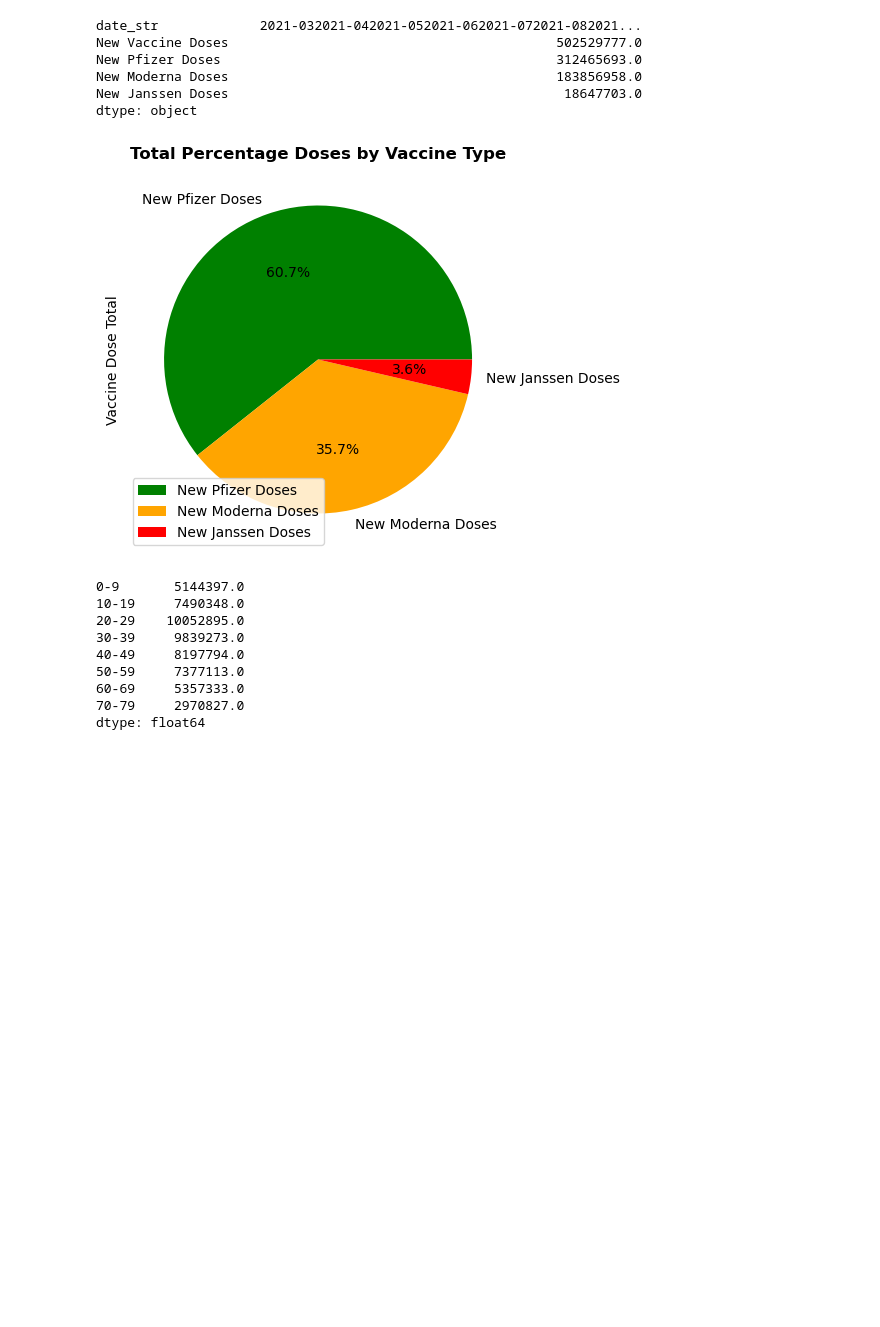
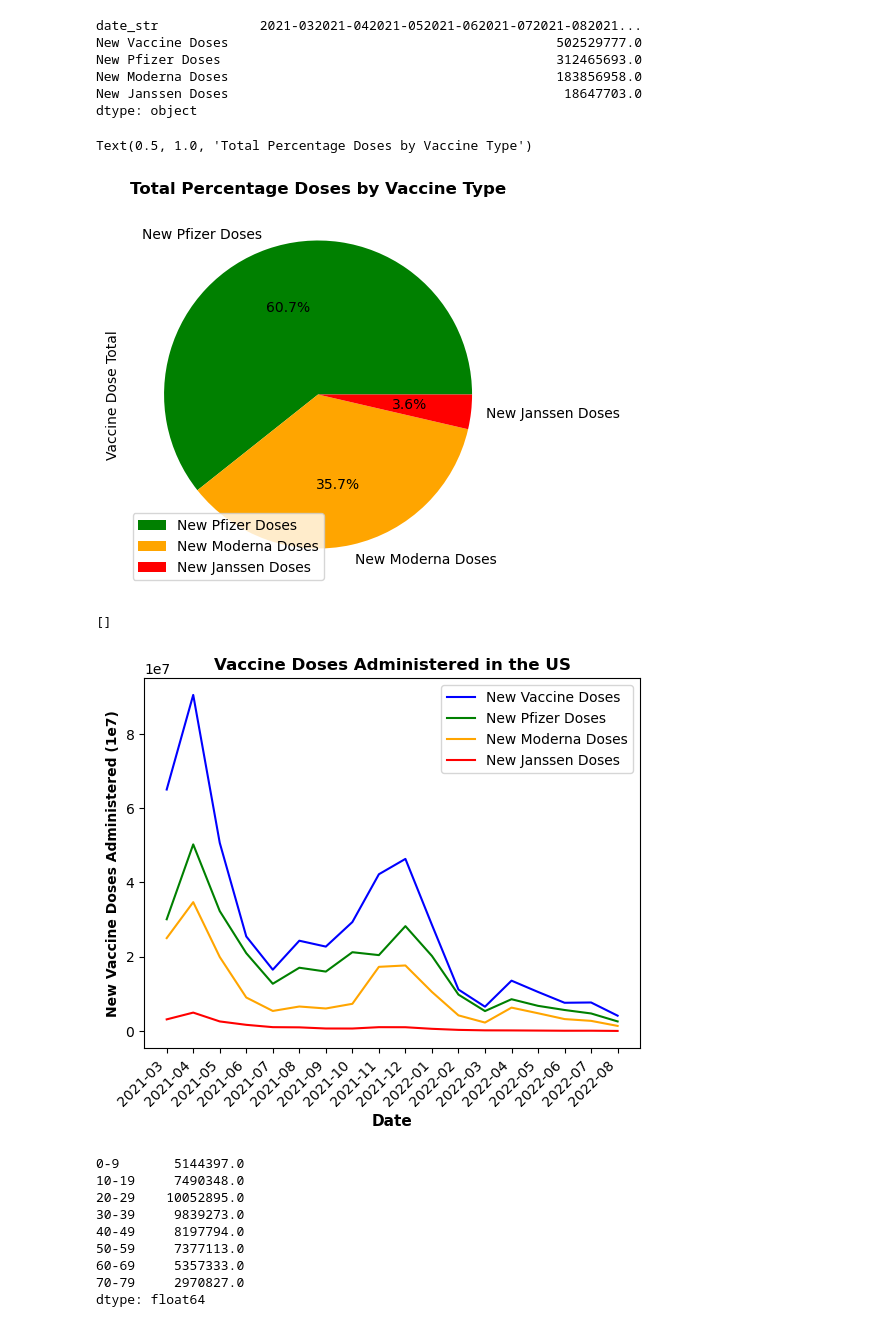
Before and after one commit to tinalina1003/Project1-Group4, a Jupyter notebook: Camille/Time Series Analysis for Time vs Vaccination Rates.ipynb, the cells around one changed output. Drawn from its saved outputs; the diff is of its cells as text; code cells hidden in the pictures; blank space fills up the shorter version.

```diff
--- a/Camille/Time Series Analysis for Time vs Vaccination Rates.ipynb
+++ b/Camille/Time Series Analysis for Time vs Vaccination Rates.ipynb
@@ -193,12 +218,12 @@ plt.show()
 # %%
 # rename columns
-vaccination_timeseries = vaccination_timeseries.rename(columns={'new_vaccine_doses_administered': 'New Vaccine Doses'})
-vaccination_timeseries = vaccination_timeseries.rename(columns={'new_vaccine_doses_administered_pfizer': 'New Pfizer Doses'})
-vaccination_timeseries = vaccination_timeseries.rename(columns={'new_vaccine_doses_administered_moderna': 'New Moderna Doses'})
-vaccination_timeseries = vaccination_timeseries.rename(columns={'new_vaccine_doses_administered_janssen': 'New Janssen Doses'})
+vaccine_pie = vaccination_timeseries.rename(columns={'new_vaccine_doses_administered': 'New Vaccine Doses'})
+vaccine_pie = vaccine_pie.rename(columns={'new_vaccine_doses_administered_pfizer': 'New Pfizer Doses'})
+vaccine_pie = vaccine_pie.rename(columns={'new_vaccine_doses_administered_moderna': 'New Moderna Doses'})
+vaccine_pie = vaccine_pie.rename(columns={'new_vaccine_doses_administered_janssen': 'New Janssen Doses'})
 
 # summing columns
-vaccine_pie = vaccination_timeseries.sum()
+vaccine_pie = vaccine_pie.sum()
 vaccine_pie
 # %% [output]
 date_str             2021-032021-042021-052021-062021-072021-082021...
@@ -214,5 +239,35 @@ vaccine_pie = pd.DataFrame({'Vaccine Types': [ 'New Pfizer Doses', 'New Moderna
 plot = vaccine_pie.plot.pie(figsize=(5, 5), autopct='%1.1f%%', y='Vaccine Dose Total', labels=vaccine_pie['Vaccine Types'], colors=['green', 'orange', 'red'])
 plt.title('Total Percentage Doses by Vaccine Type', fontweight='bold')
 # %% [output]
+Text(0.5, 1.0, 'Total Percentage Doses by Vaccine Type')
 [figure]
+# %%
+# DID NOT USE IN PRESENTATION: Vaccine Doses Administered in the US
+vaccination_line = plt.plot(vaccination_timeseries['date_str'], vaccination_timeseries['new_vaccine_doses_administered'], color="blue")
+vaccination_line = plt.plot(vaccination_timeseries['date_str'], vaccination_timeseries['new_vaccine_doses_administered_pfizer'], color="green")
+vaccination_line = plt.plot(vaccination_timeseries['date_str'], vaccination_timeseries['new_vaccine_doses_administered_moderna'], color="orange")
+vaccination_line = plt.plot(vaccination_timeseries['date_str'], vaccination_timeseries['new_vaccine_doses_administered_janssen'], color="red")
+
+#title
+plt.title('Vaccine Doses Administered in the US')
+plt.title('Vaccine Doses Administered in the US', fontweight='bold')
+
+# x axis label
+plt.xlabel('Date')
+plt.xlabel('Date', fontweight='bold')
+plt.xlabel('Date', fontsize=11)
+plt.xticks(vaccination_timeseries['date_str'], rotation=45, ha='right')
+
+# y axis label
+plt.ylabel('New Vaccine Doses Administered (1e7)')
+plt.ylabel('New Vaccine Doses Administered (1e7)', fontweight='bold')
+
+
+# legend
+plt.legend(["New Vaccine Doses", "New Pfizer Doses", "New Moderna Doses", "New Janssen Doses"])
+
+plt.plot()
+# %% [output]
+[]
+[figure, added]
 # %%
```
Also changed, not shown: parts of 7 cells of this notebook.
